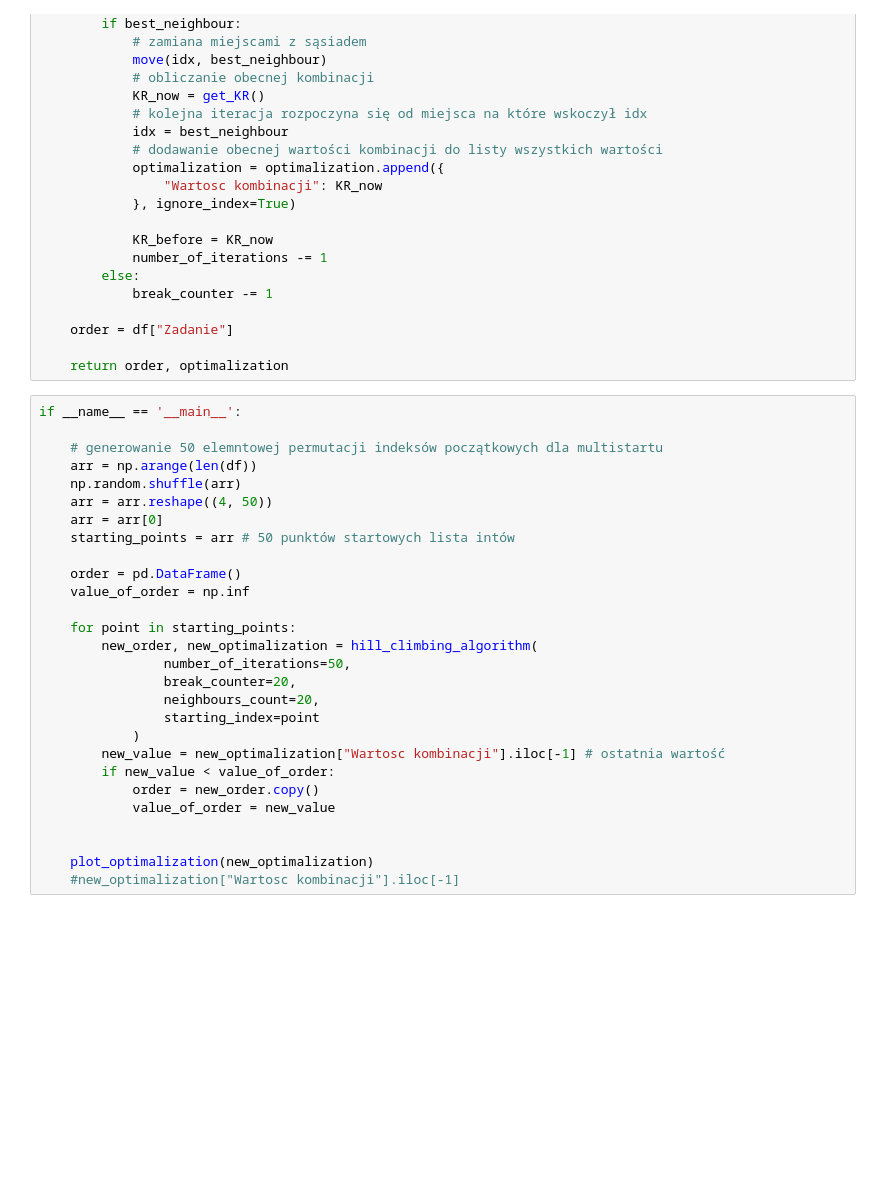
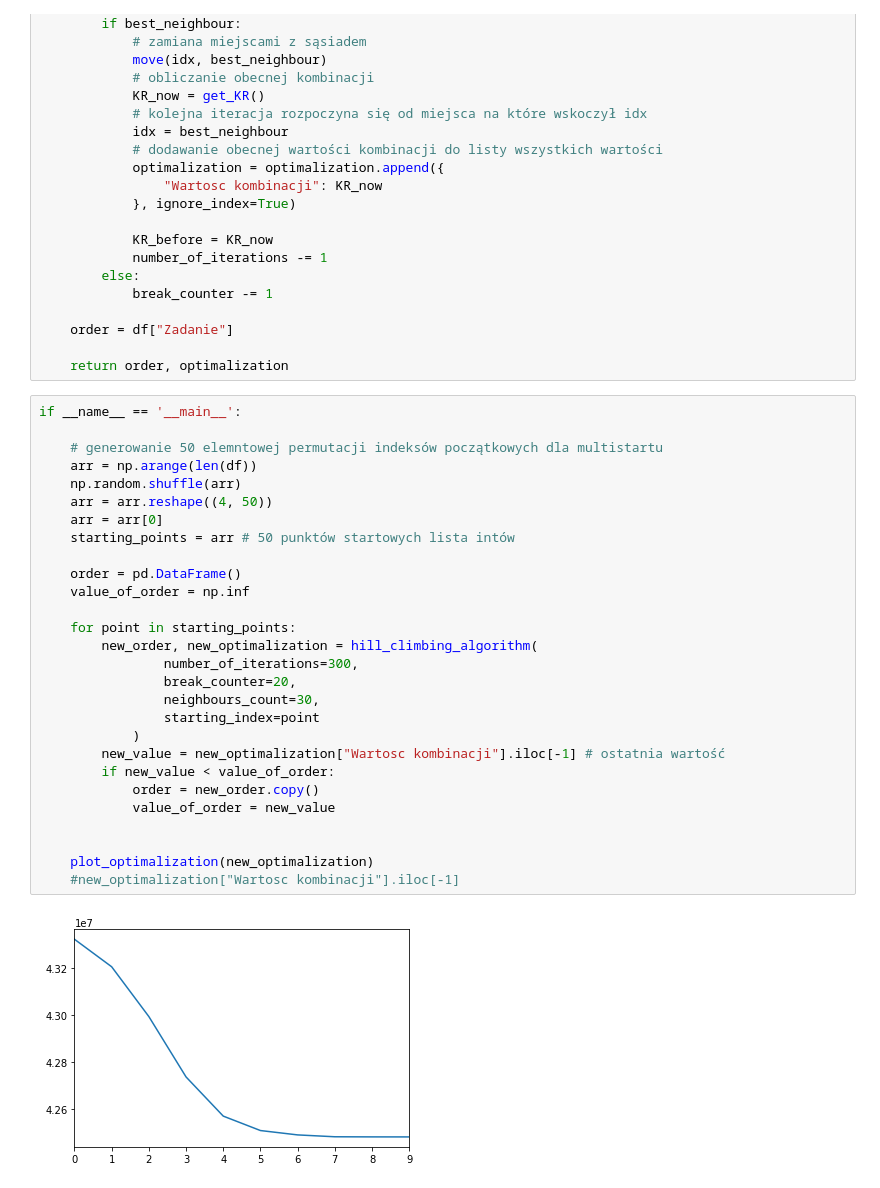
Before and after one commit to Behemkot/studia_io, a Jupyter notebook: part2/wspinaczka-multistart-Copy1.ipynb, the cells around one changed output. Saved outputs shown, nothing was run; the diff lists cells and outputs as text; blank space fills up the shorter version.

```diff
--- a/part2/wspinaczka-multistart-Copy1.ipynb
+++ b/part2/wspinaczka-multistart-Copy1.ipynb
@@ -139,31 +144,33 @@ def hill_climbing_algorithm(
 # %%
 if __name__ == '__main__':
 
     # generowanie 50 elemntowej permutacji indeksów początkowych dla multistartu
     arr = np.arange(len(df))
     np.random.shuffle(arr)
     arr = arr.reshape((4, 50))
     arr = arr[0]
     starting_points = arr # 50 punktów startowych lista intów
 
     order = pd.DataFrame()
     value_of_order = np.inf
 
     for point in starting_points:
         new_order, new_optimalization = hill_climbing_algorithm(
-                number_of_iterations=50,
+                number_of_iterations=300,
                 break_counter=20,
-                neighbours_count=20,
+                neighbours_count=30,
                 starting_index=point
             )
         new_value = new_optimalization["Wartosc kombinacji"].iloc[-1] # ostatnia wartość
         if new_value < value_of_order:
             order = new_order.copy()
             value_of_order = new_value
 
 
     plot_optimalization(new_optimalization)
     #new_optimalization["Wartosc kombinacji"].iloc[-1]
+# %% [output]
+[figure, added]
 # %%
 
 value_of_order
```
Also changed, not shown: parts of 5 cells of this notebook, 10 other files.
